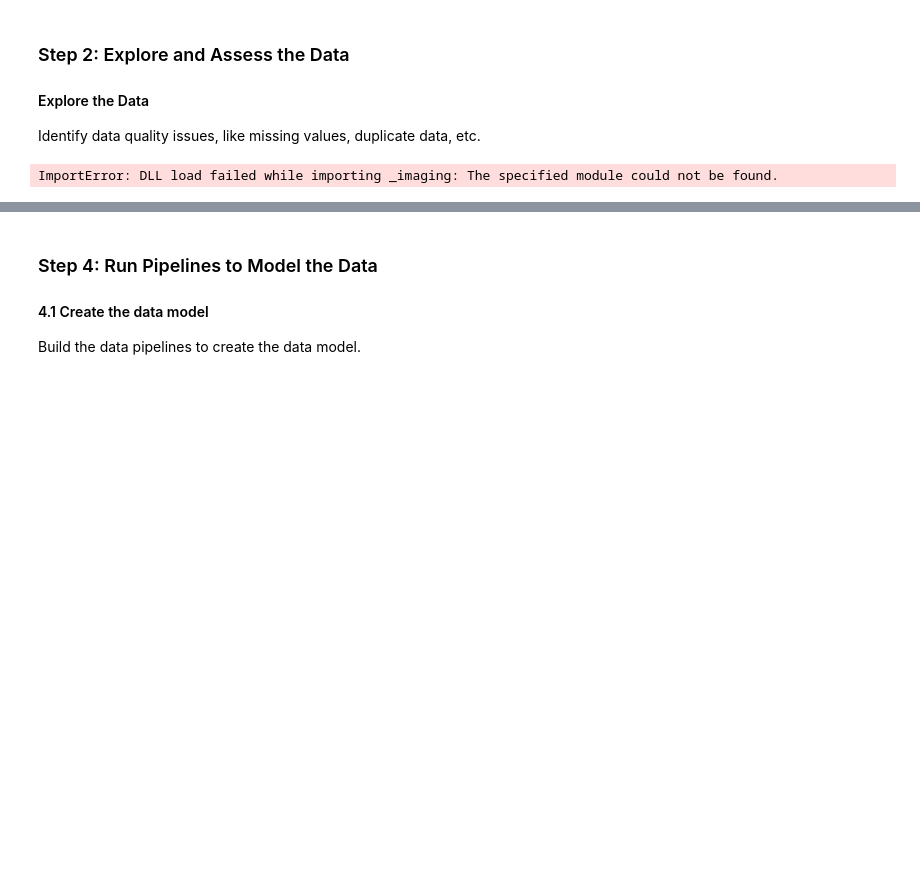
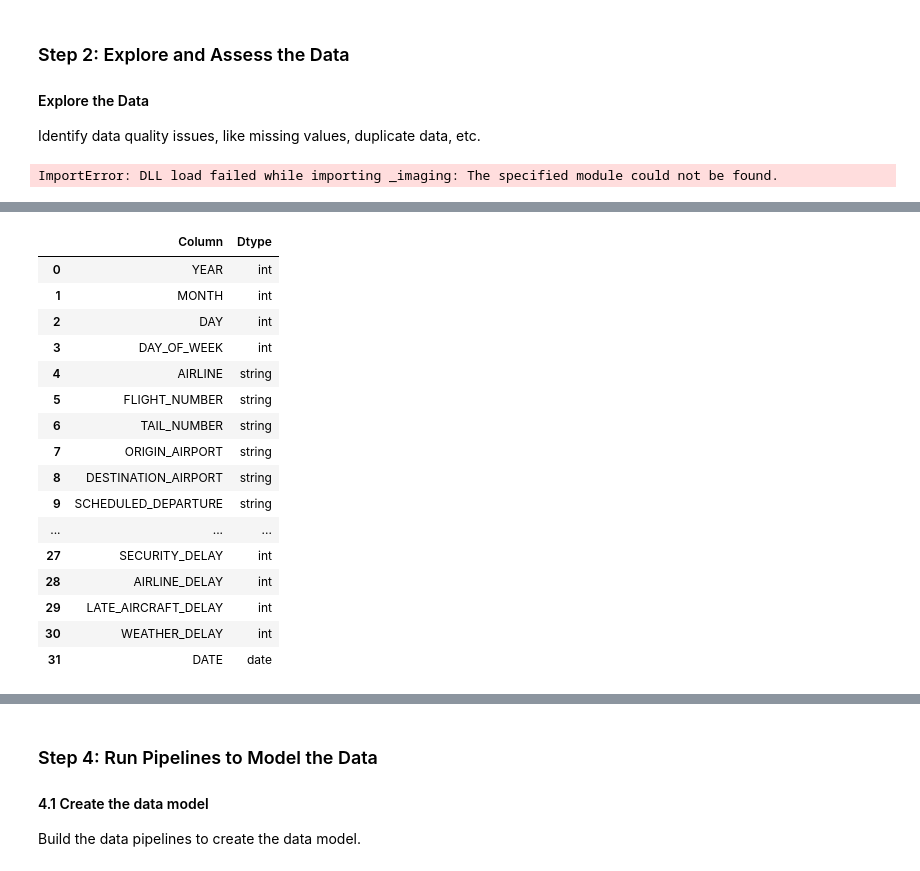
Before and after one commit to siekiery/dend-capstone-spark-udacity, a Jupyter notebook: Capstone.ipynb, the cells around one changed output, grey strips where cells are left out. Drawn from its saved outputs; the diff is of its cells as text; code cells hidden in the pictures; blank space fills up the shorter version.

```diff
--- a/Capstone.ipynb
+++ b/Capstone.ipynb
@@ -301,0 +294,11 @@ List the steps necessary to pipeline the data into the chosen data model
+# %%
+# Converting to integers
+
+int_cols = ['YEAR', 'MONTH', 'DAY', 'DAY_OF_WEEK', 'DEPARTURE_DELAY', 'TAXI_OUT', 'SCHEDULED_TIME', 'ELAPSED_TIME', 'AIR_TIME', 'DISTANCE', 'TAXI_IN',
+            'ARRIVAL_DELAY', 'AIR_SYSTEM_DELAY', 'SECURITY_DELAY', 'AIRLINE_DELAY', 'LATE_AIRCRAFT_DELAY', 'WEATHER_DELAY']
+for c in int_cols :
+    df = df.withColumn(c, F.col(c).cast("int"))
+# %%
+# Converting date
+
+df = df.withColumn('DATE', F.make_date('YEAR', 'MONTH', 'DAY'))
@@ -301,0 +310,5 @@ List the steps necessary to pipeline the data into the chosen data model
+# %%
+# Converting booleans
+
+df = df.withColumn('DIVERTED', F.col('DIVERTED').cast('boolean'))
+df = df.withColumn('CANCELLED', F.col('CANCELLED').cast('boolean'))
@@ -301,0 +377,21 @@ List the steps necessary to pipeline the data into the chosen data model
+# %%
+# DTypes in pd formatting
+pd.DataFrame(df.dtypes, columns=['Column', 'Dtype'])
+# %% [output]
+|  | Column | Dtype |
+| 0 | YEAR | int |
+| 1 | MONTH | int |
+| 2 | DAY | int |
+| 3 | DAY_OF_WEEK | int |
+| 4 | AIRLINE | string |
+| 5 | FLIGHT_NUMBER | string |
+| 6 | TAIL_NUMBER | string |
+| 7 | ORIGIN_AIRPORT | string |
+| 8 | DESTINATION_AIRPORT | string |
+| 9 | SCHEDULED_DEPARTURE | string |
+| ... | ... | ... |
+| 27 | SECURITY_DELAY | int |
+| 28 | AIRLINE_DELAY | int |
+| 29 | LATE_AIRCRAFT_DELAY | int |
+| 30 | WEATHER_DELAY | int |
+| 31 | DATE | date |
```
Also changed, not shown: parts of 21 cells of this notebook, 1 other file.
